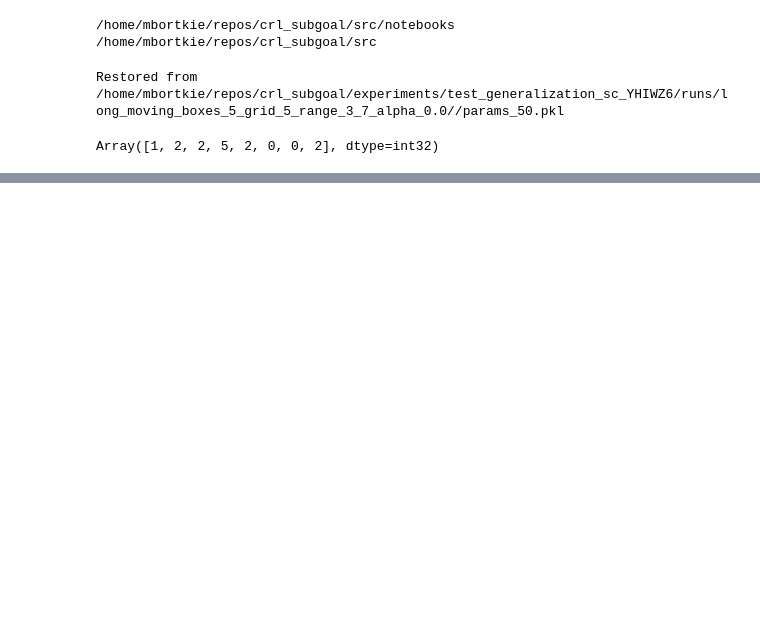
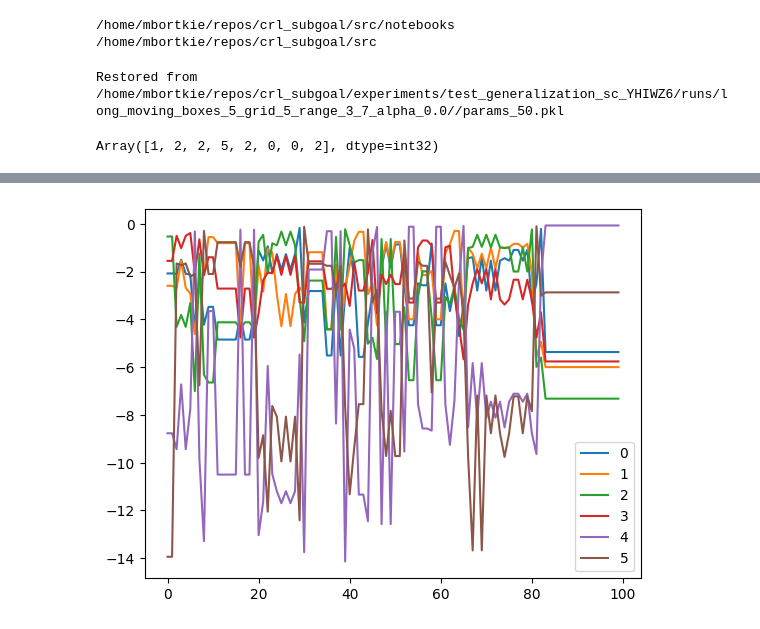
Before and after one commit to wladekpal/golden-standard, a Jupyter notebook: src/notebooks/18_07_25_post_hoc_analysis.ipynb, the cells around one changed output, grey strips where cells are left out. Drawn from its saved outputs; the diff is of its cells as text; code cells hidden in the pictures; blank space fills up the shorter version.

```diff
--- a/src/notebooks/18_07_25_post_hoc_analysis.ipynb
+++ b/src/notebooks/18_07_25_post_hoc_analysis.ipynb
@@ -86,0 +189,7 @@ Array([1, 2, 2, 5, 2, 0, 0, 2], dtype=int32)
+# %%
+for i in range(dist.logits.shape[1]):
+    plt.plot(dist.logits[:,i], label=f'{i}')
+plt.legend()
+plt.show()
+# %% [output]
+[figure, added]
```
Also changed, not shown: parts of 16 cells of this notebook, 1 other file.
